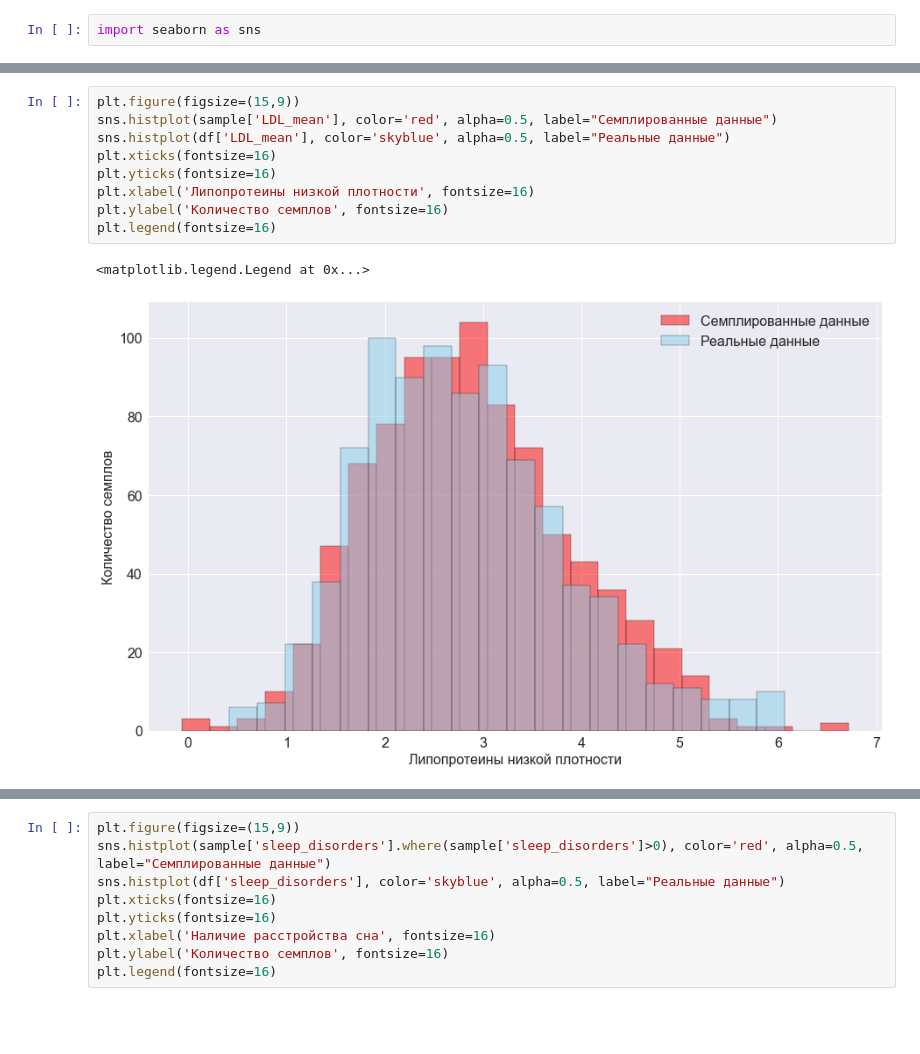
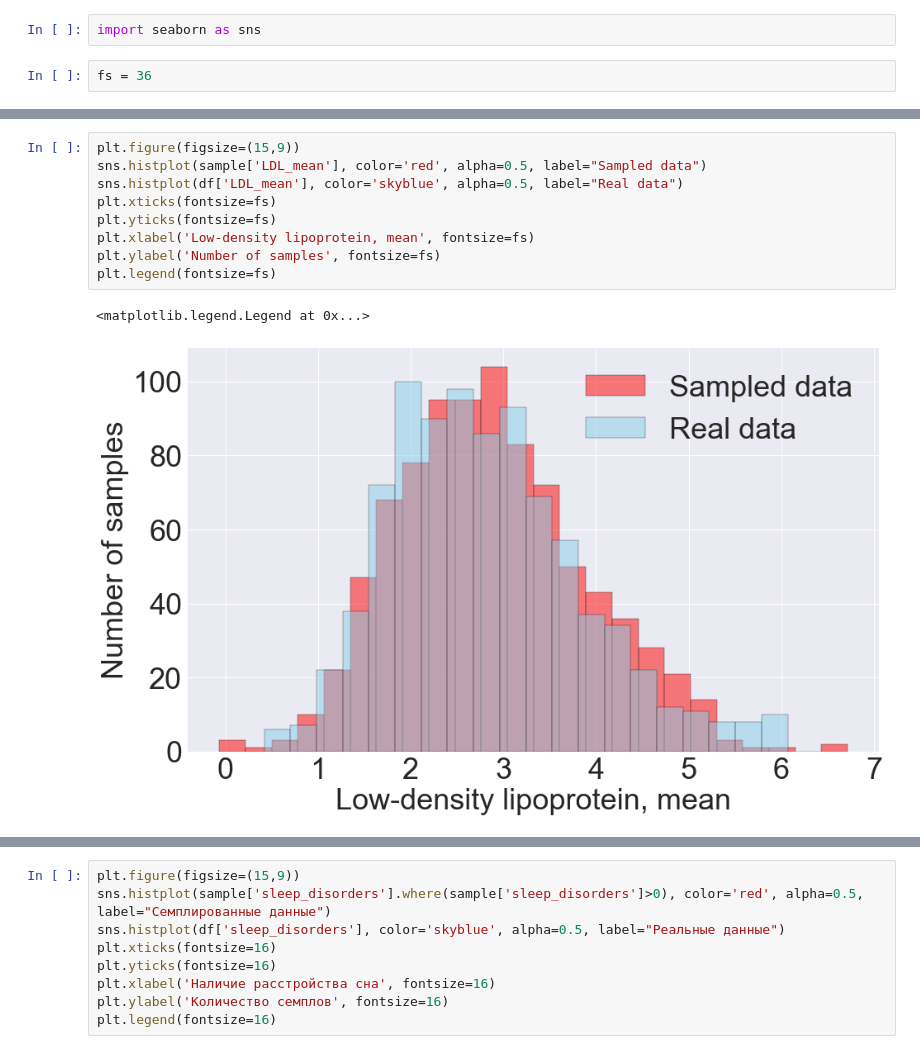
Before and after one commit to jrzkaminski/BAMT-old, a Jupyter notebook: BigBraveBN_medicine.ipynb, the cells around one changed output, grey strips where cells are left out. Drawn from its saved outputs; the diff is of its cells as text; blank space fills up the shorter version.

```diff
--- a/BigBraveBN_medicine.ipynb
+++ b/BigBraveBN_medicine.ipynb
@@ -325,5 +292,7 @@ sample.describe()
 8 rows × 56 columns
 # %%
 import seaborn as sns
+# %%
+fs = 36
 # %%
 plt.figure(figsize=(15,9))
@@ -340,14 +309,14 @@ plt.legend(fontsize=16)
 # %%
 plt.figure(figsize=(15,9))
-sns.histplot(sample['LDL_mean'], color='red', alpha=0.5, label="Семплированные данные")
-sns.histplot(df['LDL_mean'], color='skyblue', alpha=0.5, label="Реальные данные")
-plt.xticks(fontsize=16)
-plt.yticks(fontsize=16)
-plt.xlabel('Липопротеины низкой плотности', fontsize=16)
-plt.ylabel('Количество семплов', fontsize=16)
-plt.legend(fontsize=16)
+sns.histplot(sample['LDL_mean'], color='red', alpha=0.5, label="Sampled data")
+sns.histplot(df['LDL_mean'], color='skyblue', alpha=0.5, label="Real data")
+plt.xticks(fontsize=fs)
+plt.yticks(fontsize=fs)
+plt.xlabel('Low-density lipoprotein, mean', fontsize=fs)
+plt.ylabel('Number of samples', fontsize=fs)
+plt.legend(fontsize=fs)
 # %% [output]
 <matplotlib.legend.Legend at 0x...>
-[figure, old version]
+[figure, new version]
 # %%
 plt.figure(figsize=(15,9))
```
Also changed, not shown: parts of 8 cells of this notebook, 12 other files.
